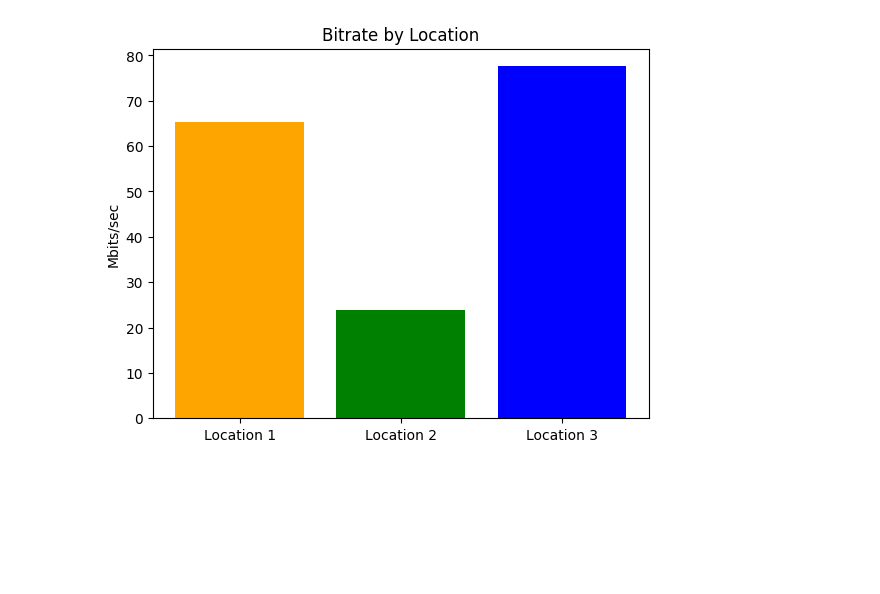
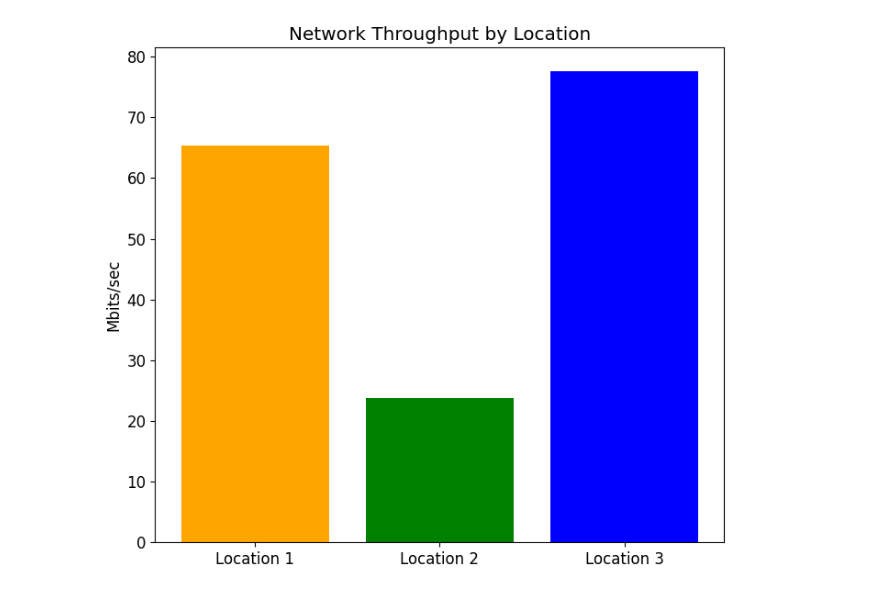
Before and after one commit to bencivjan/distributed-360-streaming, a Jupyter notebook: energy-experiments/viz_firefighter2.ipynb, the cells around one changed output. Cells and saved outputs as stored; diff of their text form; code cells hidden in the pictures; blank space fills up the shorter version.

```diff
--- a/energy-experiments/viz_firefighter2.ipynb
+++ b/energy-experiments/viz_firefighter2.ipynb
@@ -147,10 +169,12 @@ plt.show()
 # %%
 categories = ['Location 1', 'Location 2', 'Location 3']
 values = [65.3, 23.8, 77.6]
 
+plt.figure(figsize=(8, 7))
+plt.rcParams.update({'font.size': 12})
 plt.bar(categories, values, color=['orange', 'green', 'blue'])
-plt.title('Bitrate by Location')
+plt.title('Network Throughput by Location')
 plt.ylabel('Mbits/sec')
 plt.show()
 # %% [output]
-[figure, old version]
+[figure, new version]
```
Also changed, not shown: parts of 4 cells of this notebook, 2 other files.
